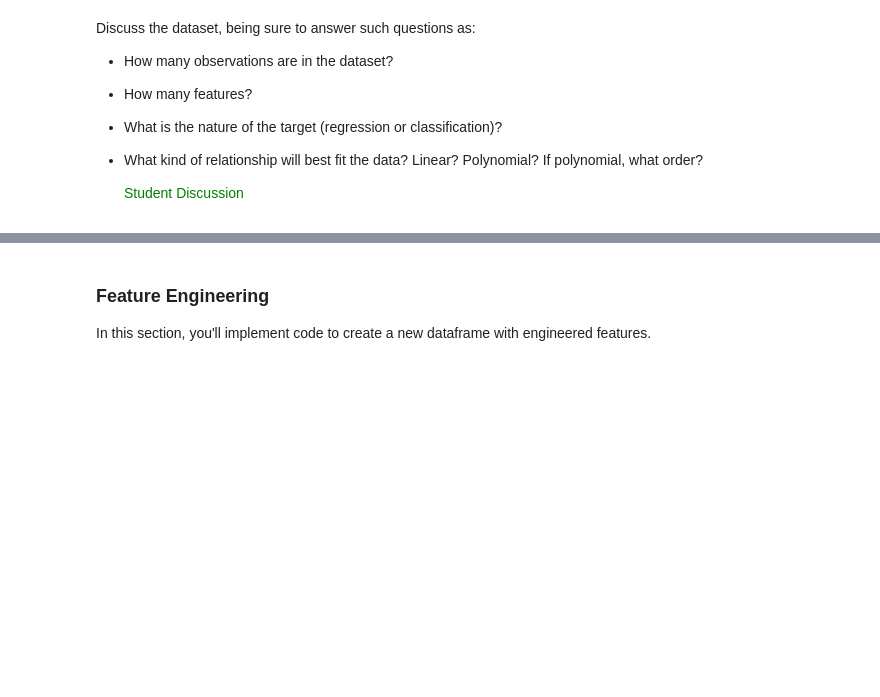
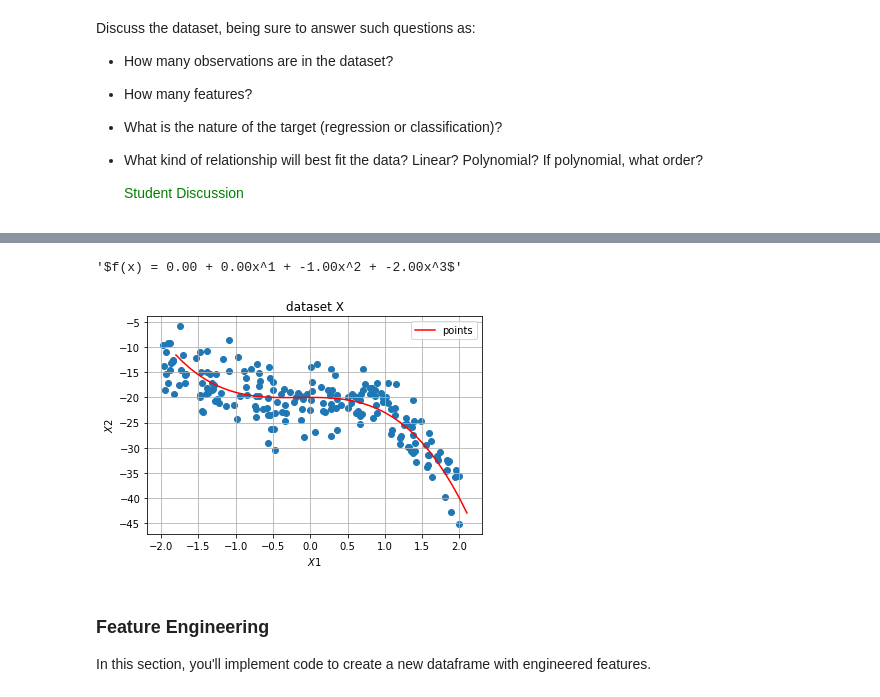
Before and after one commit to Tkokotaj/Test, a Jupyter notebook: hw3.ipynb, the cells around one changed output, grey strips where cells are left out. Cells and saved outputs as stored; diff of their text form; code cells hidden in the pictures; blank space fills up the shorter version.

```diff
--- a/hw3.ipynb
+++ b/hw3.ipynb
@@ -255,12 +303,21 @@ Develop an initial hypothesis about the best model that will fit the data and ov
 # %%
 #STEP 4
 
 #STUDENT CODE - insert code to overlay your initial hypothesis on a scatter plot of the dataset
 #---------------------------------------------
+betas = [0,-1,-2]
+display(create_model_string(0,betas))
+
+
+plot_function(-1.5,1.8,-20,betas, style='red')
+plotDF(df)
 
 #---------------------------------------------
 
 STEP_4_COMPLETE = False
+# %% [output]
+'$f(x) = 0.00 + 0.00x^1 + -1.00x^2 + -2.00x^3$'
+[figure, added]
 # %% [markdown]
 ### Feature Engineering
 
```
Also changed, not shown: parts of 13 cells of this notebook.
